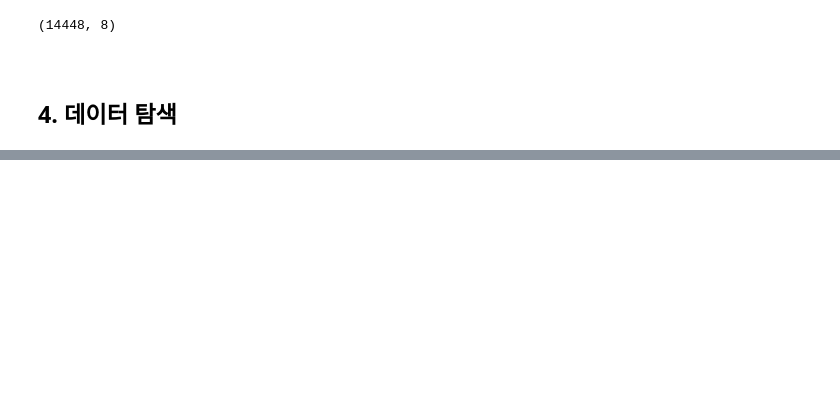
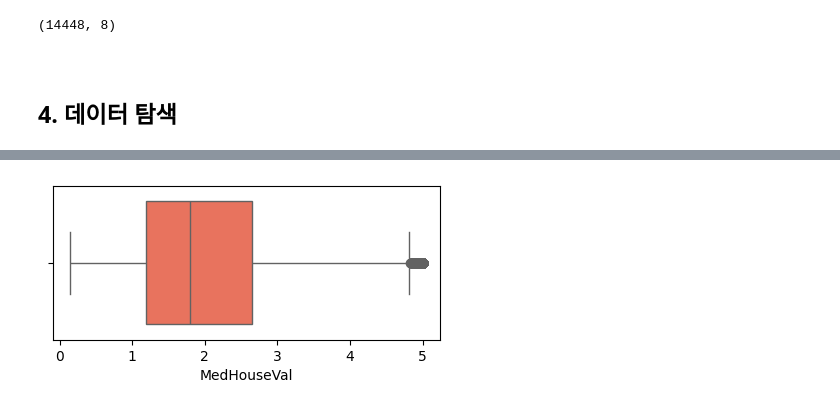
Before and after one commit to woplnc/ds2025s, a Jupyter notebook: project1.ipynb, the cells around one changed output, grey strips where cells are left out. Cells and saved outputs as stored; diff of their text form; code cells hidden in the pictures; blank space fills up the shorter version.

```diff
--- a/project1.ipynb
+++ b/project1.ipynb
@@ -190,0 +187,7 @@ df_train.describe()
+# %%
+# 중위 주택 가격에 대한 분포
+plt.figure(figsize=(5, 2))
+sns.boxplot(x='MedHouseVal', color='tomato', data=df_train)
+plt.show()
+# %% [output]
+[figure, added]
```
Also changed, not shown: parts of 22 cells of this notebook, 10 other files.
